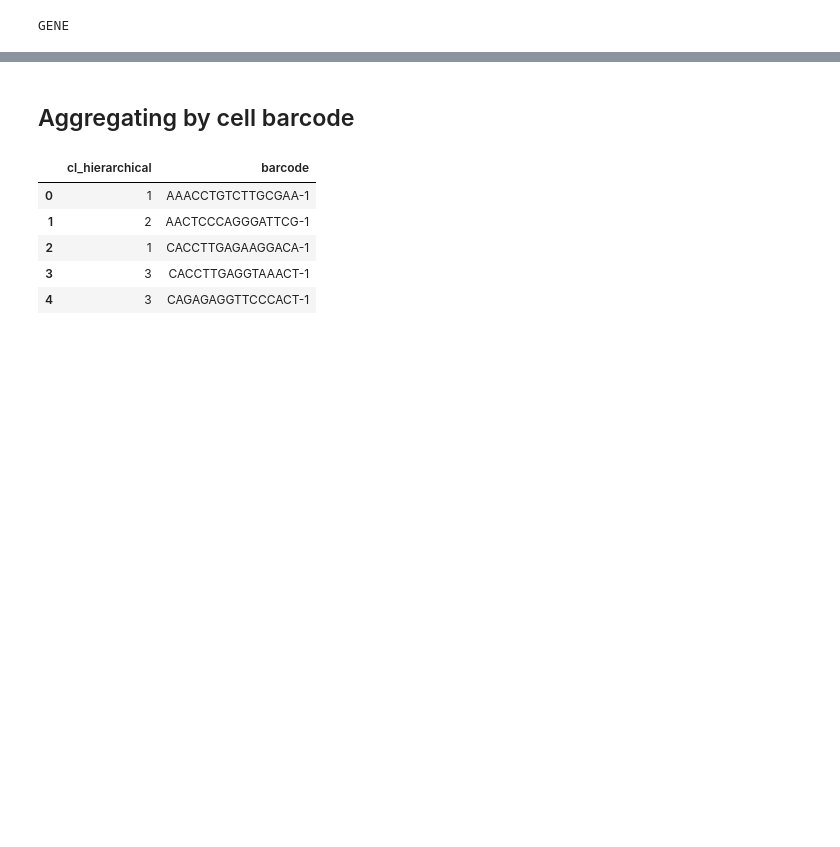
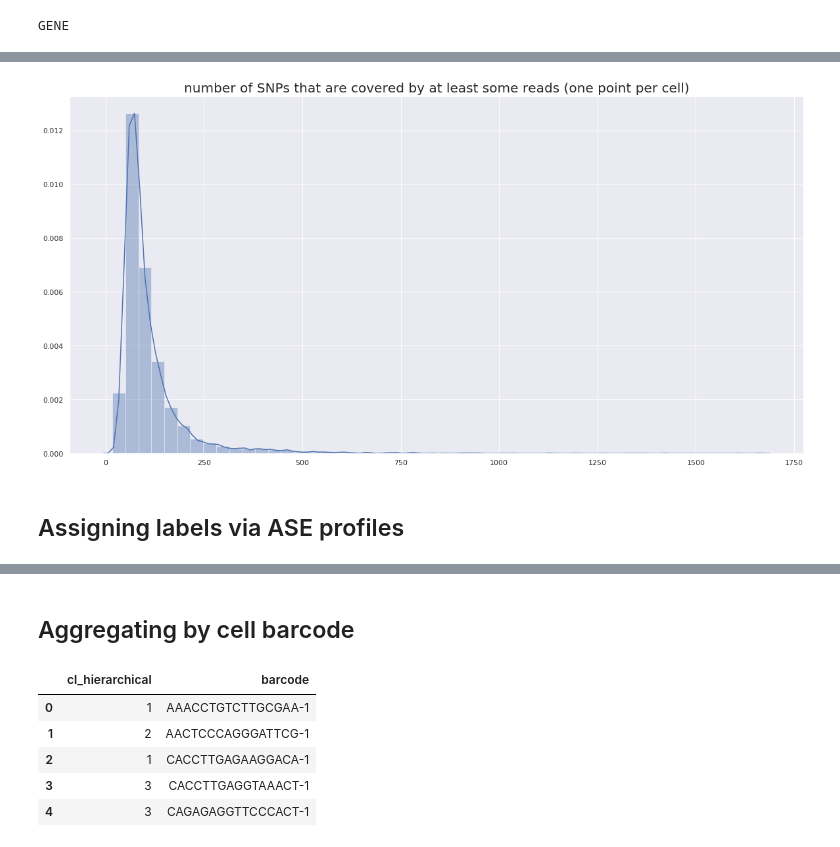
Before and after one commit to ivanov-v-v/cnv-inference, a Jupyter notebook: notebooks/vcf_to_ase.ipynb, the cells around one changed output, grey strips where cells are left out. Saved outputs shown, nothing was run; the diff lists cells and outputs as text; code cells hidden in the pictures; blank space fills up the shorter version.

```diff
--- a/notebooks/vcf_to_ase.ipynb
+++ b/notebooks/vcf_to_ase.ipynb
@@ -455,0 +588,10 @@ gene_counts_df.to_pickle("gene_counts.pkl")
+# %%
+sns.set()
+plt.figure(figsize=(20,10))
+plt.title("number of SNPs that are covered by at least some reads (one point per cell)", fontsize=20)
+
+sns.distplot([
+    (counts_df[f"{barcode}_dp"].dropna().values > 0).sum()
+    for barcode in tqdm_notebook(barcode_list)
+]);
+# %% [output]
@@ -455,0 +599 @@ gene_counts_df.to_pickle("gene_counts.pkl")
+[figure, added]
@@ -455,0 +602,2 @@ gene_counts_df.to_pickle("gene_counts.pkl")
+# %% [markdown]
+## Assigning labels via ASE profiles
```
Also changed, not shown: parts of 61 cells of this notebook.
